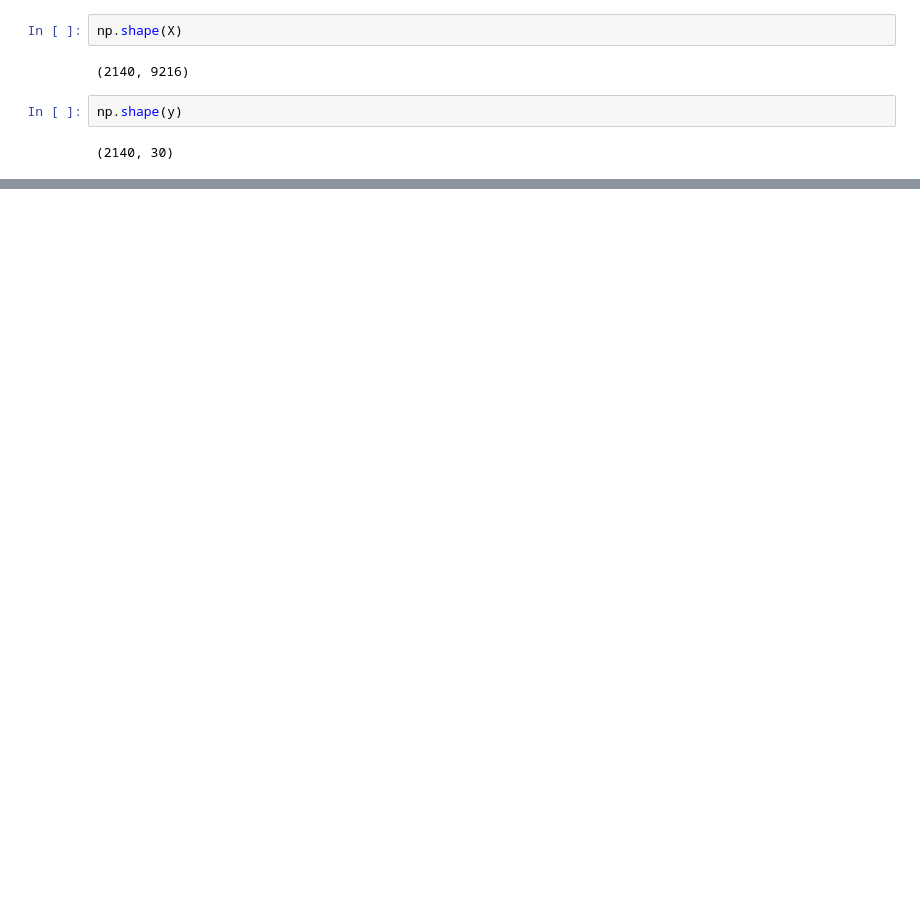
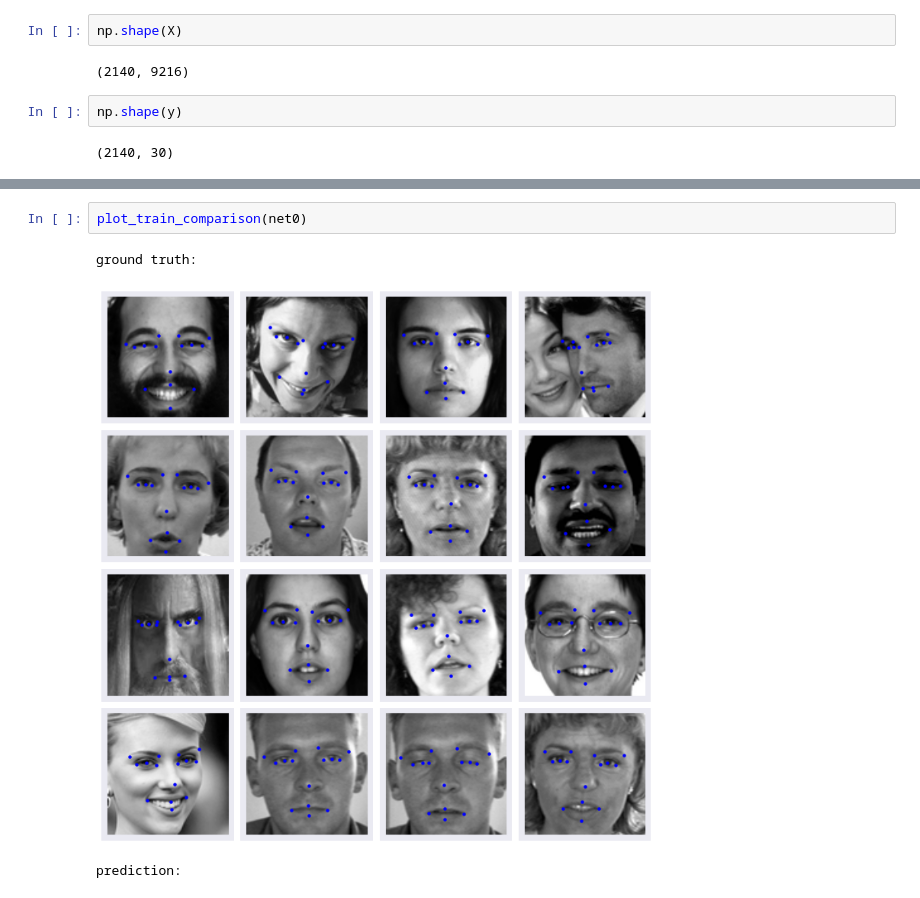
Before and after one commit to aflyax/ANN_techtalk, a Jupyter notebook: face_recog_py27.ipynb, the cells around one changed output, grey strips where cells are left out. Drawn from its saved outputs; the diff is of its cells as text; blank space fills up the shorter version.

```diff
--- a/face_recog_py27.ipynb
+++ b/face_recog_py27.ipynb
@@ -218,0 +239,6 @@ hist_fig = plt.xlim(800, 1000)
+# %%
+plot_train_comparison(net0)
+# %% [output]
+ground truth:
+[figure, added]
+prediction:
```
Also changed, not shown: parts of 23 cells of this notebook.
